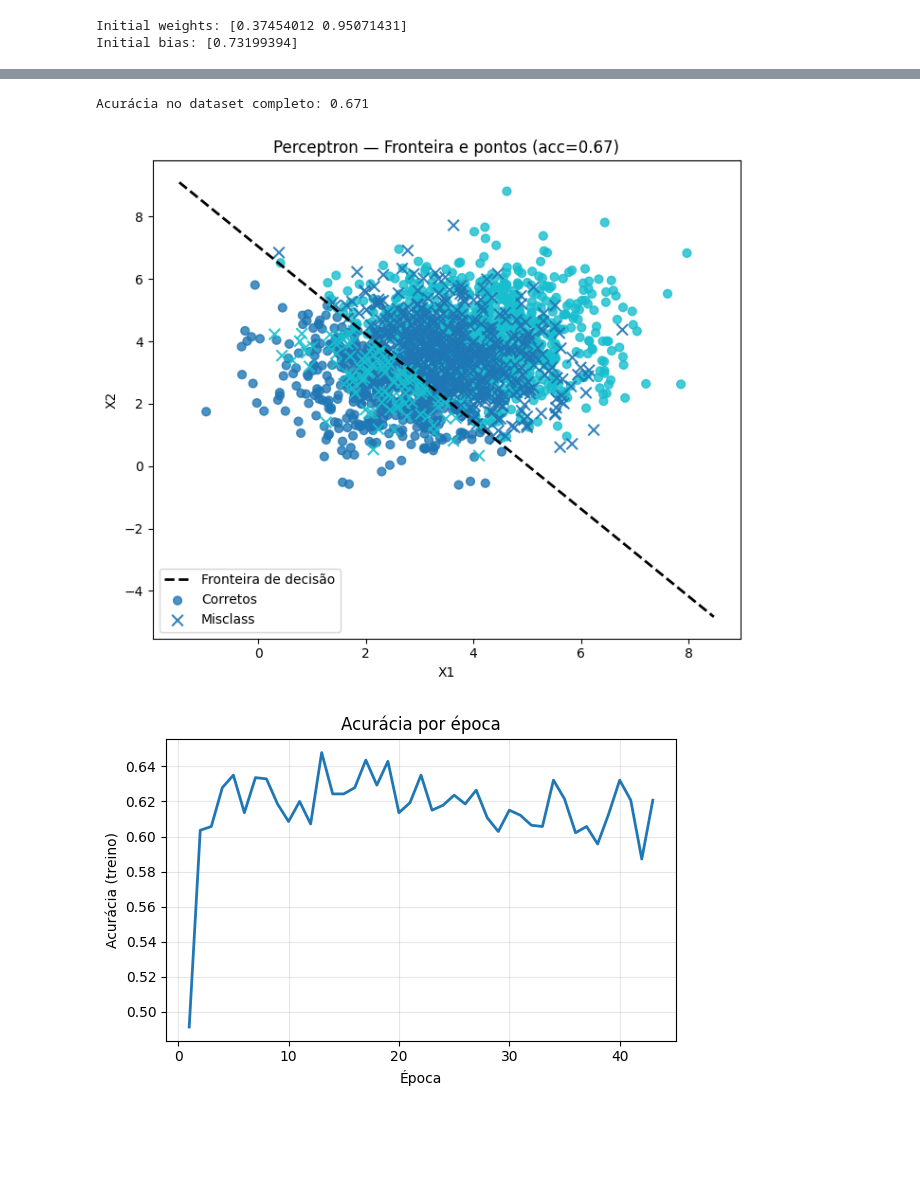
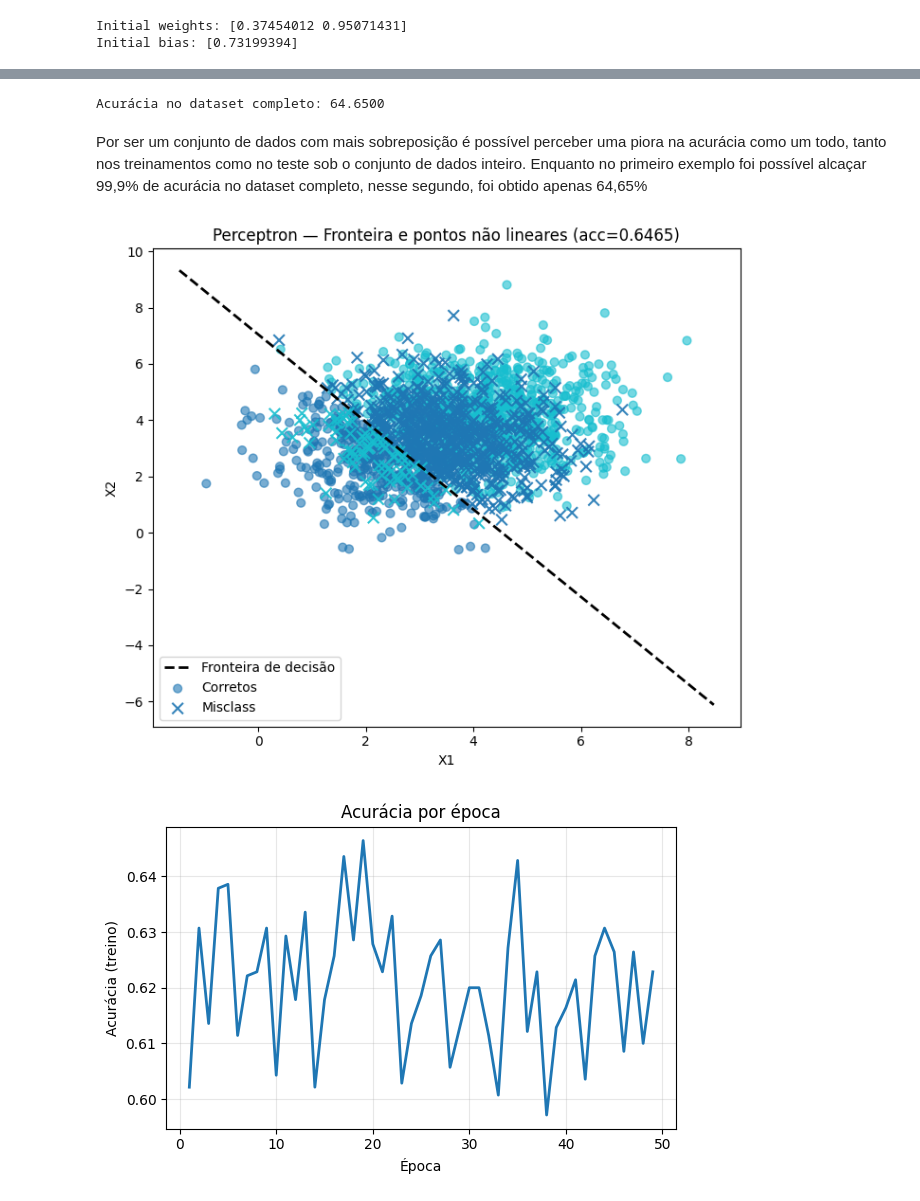
Before and after one commit to luccagkao/documentation.neural_networks, a Jupyter notebook: docs/exercicios/perceptron/perceptron.ipynb, the cells around one changed output, grey strips where cells are left out. Drawn from its saved outputs; the diff is of its cells as text; code cells hidden in the pictures; blank space fills up the shorter version.

Commit message:
subindo o exercício de perceptron

```diff
--- a/docs/exercicios/perceptron/perceptron.ipynb
+++ b/docs/exercicios/perceptron/perceptron.ipynb
@@ -149,11 +343,11 @@ sigma = [
     ]
 ]
 
-label_features = []
-label_class = []
+label_features_non_linear = []
+label_class_non_linear = []
 
 for classe in classes:
     features = np.random.multivariate_normal(mean[classe], sigma[classe], size=N)
 
-    label_features.append(features)
-    label_class.append([classe] * N)
+    label_features_non_linear.append(features)
+    label_class_non_linear.append([classe] * N)
@@ -170,3 +368,3 @@ plt.show()
 # %%
-X = np.vstack(label_features)
-y = np.hstack(label_class)
+X_non_linear = np.vstack(label_features_non_linear)
+y_non_linear = np.hstack(label_class_non_linear)
@@ -173,6 +373,6 @@ y = np.hstack(label_class)
 # %%
-X_train, X_test, y_train, y_test = train_test_split(
-    X, y,
+X_train_non_linear, X_test_non_linear, y_train_non_linear, y_test_non_linear = train_test_split(
+    X_non_linear, y_non_linear,
     test_size=0.3,
     random_state=RANDOM_SEED,
     shuffle=True
@@ -203,0 +420,16 @@ updates per epoch: [712, 555, 552, 521, 511, 541, 513, 514, 534, 548, 532, 550,
+# %%
+import warnings
+warnings.simplefilter("ignore", DeprecationWarning)
+np.random.seed(RANDOM_SEED)
+
+prcpt_non_linear_2 = Perceptron(x=X_train_non_linear, y=y_train_non_linear, weights=weights, bias=bias, eta=0.01, att_bias=True)
+prcpt_non_linear_2.train(use_patience=True, patience=30)
+
+print("Convergiu:", prcpt_non_linear_2.converged)
+print("Épocas:", prcpt_non_linear_2.epochs_run)
+
+if not prcpt_non_linear_2.converged:
+    print(prcpt_non_linear_2.stop_reason)
+
+print("Acurácia por Época:", prcpt_non_linear_2.accuracy_per_epoch)
+print("Atualizações por Época:", prcpt_non_linear_2.updates_per_epoch)
@@ -204,6 +442,8 @@ updates per epoch: [712, 555, 552, 521, 511, 541, 513, 514, 534, 548, 532, 550,
 # %%
-y_pred_full, acc_full = prcpt_non_linear.predict(X_test=X, y_test=y)
-print(f"Acurácia no dataset completo: {acc_full:.3f}")
+y_pred_full_non_linear, acc_full_non_linear = prcpt_non_linear_2.predict(X_test=X_non_linear, y_test=y_non_linear)
+print(f"Acurácia no dataset completo: {acc_full_non_linear * 100:.4f}")
 # %% [output]
-Acurácia no dataset completo: 0.671
+Acurácia no dataset completo: 64.6500
+# %% [markdown]
+Por ser um conjunto de dados com mais sobreposição é possível perceber uma piora na acurácia como um todo, tanto nos treinamentos como no teste sob o conjunto de dados inteiro. Enquanto no primeiro exemplo foi possível alcaçar 99,9% de acurácia no dataset completo, nesse segundo, foi obtido apenas 64,65%
 # %%
@@ -222,40 +463,40 @@ else:
     x_v = -b / w[0]
     plt.axvline(x_v, linewidth=2, label="Fronteira de decisão", c='black', linestyle='--')
 
-mis = (y_pred_full != y)
+mis = (y_pred_full_non_linear != y_non_linear)
 
 plt.scatter(
-    X[~mis, 0], X[~mis, 1],
+    X_non_linear[~mis, 0], X_non_linear[~mis, 1],
     c=y[~mis],
     cmap=plt.get_cmap("tab10", 2),
-    marker="o", s=40, alpha=0.8,
+    marker="o", s=40, alpha=0.6,
     label="Corretos"
 )
 
 plt.scatter(
-    X[mis, 0], X[mis, 1],
+    X_non_linear[mis, 0], X_non_linear[mis, 1],
     c=y[mis],
     cmap=plt.get_cmap("tab10", 2),
     marker="x", s=70, alpha=0.9,
     label="Misclass"
 )
 
-plt.title(f"Perceptron — Fronteira e pontos (acc={acc_full:.2f})")
+plt.title(f"Perceptron — Fronteira e pontos não lineares (acc={acc_full_non_linear:.4f})")
 plt.xlabel("X1")
 plt.ylabel("X2")
 plt.legend()
 plt.tight_layout()
 plt.show()
 # %% [output]
-[figure, old version]
+[figure, new version]
 # %%
 plt.figure(figsize=(6, 4))
-plt.plot(np.arange(1, prcpt_non_linear.epochs_run + 1), prcpt_non_linear.accuracy_per_epoch, linewidth=2)
+plt.plot(np.arange(1, prcpt_non_linear_2.epochs_run + 1), prcpt_non_linear_2.accuracy_per_epoch, linewidth=2)
 plt.xlabel("Época")
 plt.ylabel("Acurácia (treino)")
 plt.title("Acurácia por época")
 plt.grid(True, alpha=0.3)
 plt.tight_layout()
 plt.show()
 # %% [output]
-[figure, old version]
+[figure, new version]
```
Also changed, not shown: parts of 34 cells of this notebook, 1 other file.
